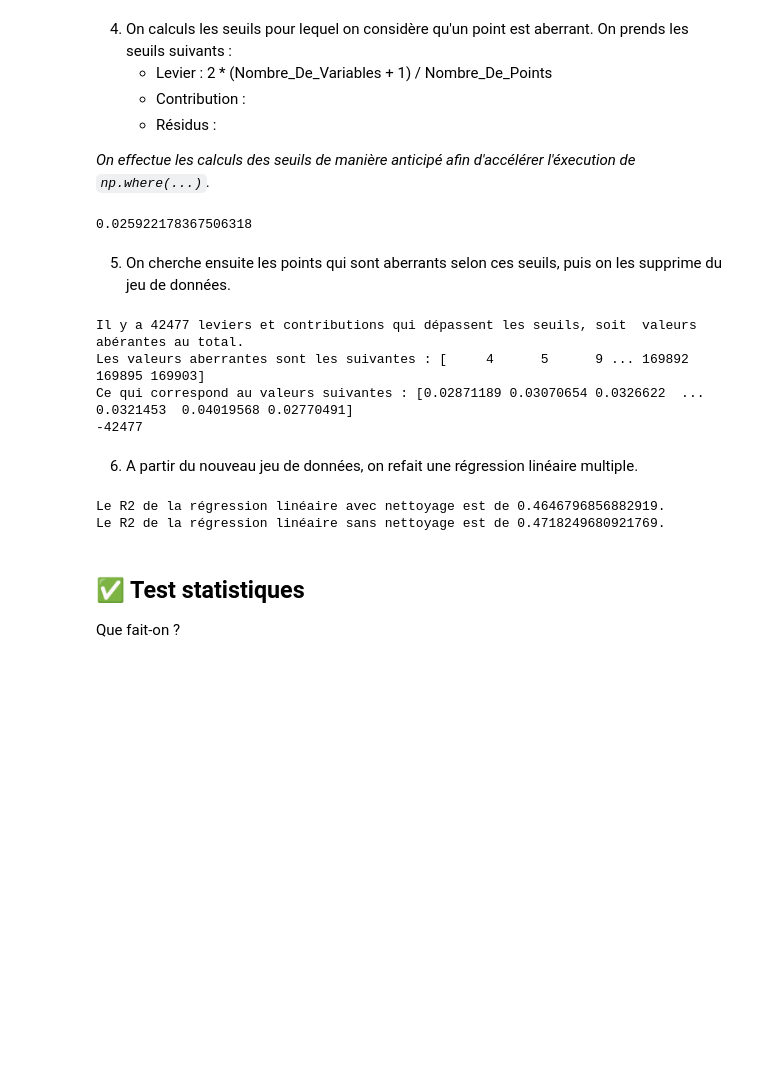
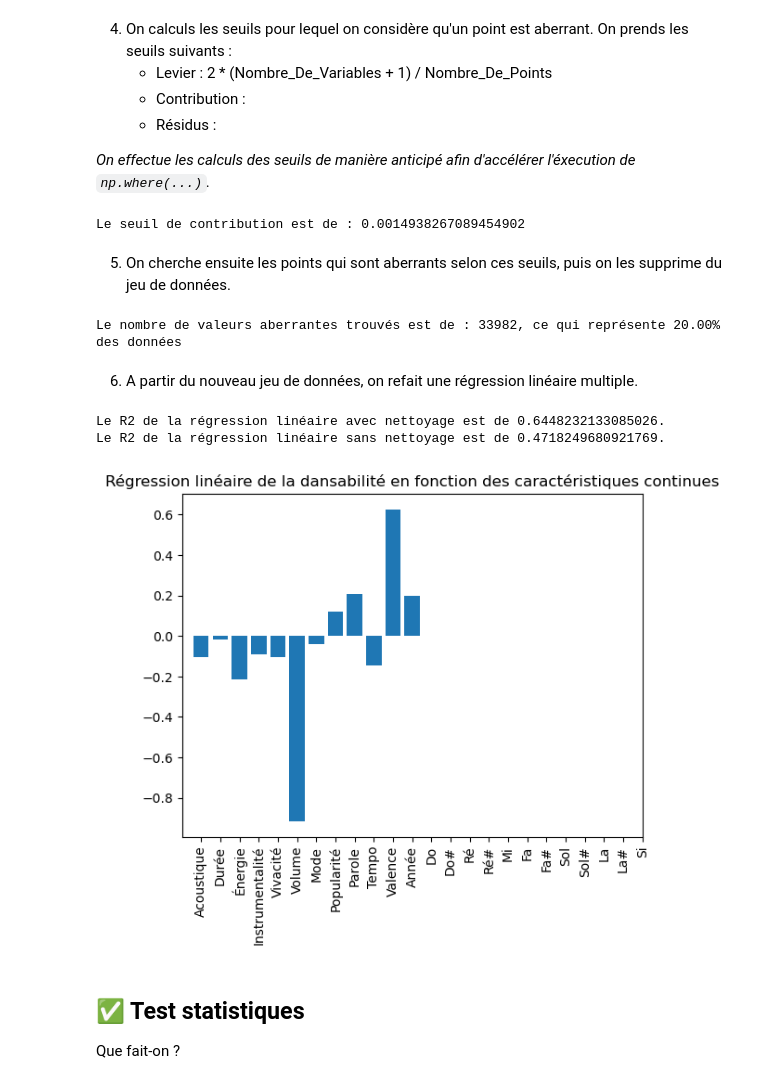
Before and after one commit to AlixANNERAUD/Music_danceability_prediction, a Jupyter notebook: Projet.ipynb, the cells around one changed output. Saved outputs shown, nothing was run; the diff lists cells and outputs as text; code cells hidden in the pictures; blank space fills up the shorter version.

```diff
--- a/Projet.ipynb
+++ b/Projet.ipynb
@@ -430,6 +457,8 @@ def Linear_Regression_Metrics(X, Y):
     n, p = X.shape
 
     Model, Residuals = Linear_Regression(X,Y)
+
+    Residuals = Residuals.T[0]  # Affreux bidouillage pour avoir un vecteur
 
     # - Calcul
     s2 = np.sum(Residuals ** 2)/ (n - p - 1)
@@ -462,7 +491,7 @@ def Linear_Regression_Metrics_By_Block(X,Y, Block_Size = 1000):
         h_Block, c_Block = Linear_Regression_Metrics(X[Start_Index:End_Index], Y[Start_Index:End_Index])
 
         h[Start_Index : End_Index] = h_Block
-        c[Start_Index : End_Index] = np.mean(c_Block, axis=1)   # TODO : A vérifier (n'a pas de sens)
+        c[Start_Index : End_Index] = c_Block
 
     # - On refait une régression avec toutes les données
     _, Residuals, R2 = Linear_Regression(X,Y, Return_R2 = True)
@@ -481,49 +510,44 @@ Residuals, R2, s2, Levers, Contributions = Linear_Regression_Metrics_By_Block(Qu
    - Résidus :
 
 *On effectue les calculs des seuils de manière anticipé afin d'accélérer l'éxecution de `np.where(...)`.*
-# %%
-Levers_Threshold = np.quantile(Levers, 0.75)
-
-print(Levers_Threshold)
-#Contributions_Threshold = np.mean(Contributions) + 1 * np.std(Contributions)
-# %% [output]
-0.025922178367506318
+# %%
+Contributions_Threshold = np.quantile(Contributions, 0.80)
+
+print(f"Le seuil de contribution est de : {Contributions_Threshold}")
+# %% [output]
+Le seuil de contribution est de : 0.0014938267089454902
 # %% [markdown]
 5. On cherche ensuite les points qui sont aberrants selon ces seuils, puis on les supprime du jeu de données.
 # %%
-Levers_Outliers_Indexes = np.where(Levers > Levers_Threshold)[0]
-#Contributions_Outliers_Indexes = np.where(Contributions > Contributions_Threshold)[0]
+#Levers_Outliers_Indexes = np.where(Levers > Levers_Threshold)[0]
+Contributions_Outliers_Indexes = np.where(Contributions > Contributions_Threshold)[0]
 
-print(f"Il y a {len(Levers_Outliers_Indexes)} leviers et contributions qui dépassent les seuils, soit  valeurs abérantes au total.")
+print(f"Le nombre de valeurs aberrantes trouvés est de : {len(Contributions_Outliers_Indexes)}, ce qui représente {len(Contributions_Outliers_Indexes) / Lignes * 100:.2f}% des données")
 
-Outliers_Indexes = Levers_Outliers_Indexes
-
-print(f"Les valeurs aberrantes sont les suivantes : {Outliers_Indexes}")
-
-print(f"Ce qui correspond au valeurs suivantes : {Levers[Outliers_Indexes]}")
-
-Levers_Cleaned = np.delete(Levers, Outliers_Indexes, axis=0)
-
-Quantitatives_Variables_Scaled_Cleaned = np.delete(Quantitatives_Variables_Scaled, Outliers_Indexes, axis=0)
-
-print(Quantitatives_Variables_Scaled_Cleaned.shape[0] - Quantitatives_Variables_Scaled.shape[0])
-
-Danceability_Scaled_Cleaned = np.delete(Danceability_Scaled, Outliers_Indexes, axis=0)
+# - Suppression des valeurs aberrantes
+Quantitatives_Variables_Cleaned = np.delete(Quantitatives_Variables, Contributions_Outliers_Indexes, axis=0)
+Quantitatives_Variables_Scaled_Cleaned = np.delete(Quantitatives_Variables_Scaled, Contributions_Outliers_Indexes, axis=0)
+Danceability_Cleaned = np.delete(Danceability, Contributions_Outliers_Indexes, axis=0)
+Danceability_Scaled_Cleaned = np.delete(Danceability_Scaled, Contributions_Outliers_Indexes, axis=0)
 # %% [output]
-Il y a 42477 leviers et contributions qui dépassent les seuils, soit  valeurs abérantes au total.
-Les valeurs aberrantes sont les suivantes : [     4      5      9 ... 169892 169895 169903]
-Ce qui correspond au valeurs suivantes : [0.02871189 0.03070654 0.0326622  ... 0.0321453  0.04019568 0.02770491]
--42477
+Le nombre de valeurs aberrantes trouvés est de : 33982, ce qui représente 20.00% des données
 # %% [markdown]
 6. A partir du nouveau jeu de données, on refait une régression linéaire multiple.
 # %%
 Model_Cleaned, Residuals_Cleaned, R2_Cleaned = Linear_Regression(Quantitatives_Variables_Scaled_Cleaned, Danceability_Scaled_Cleaned, True)
 
 print(f"Le R2 de la régression linéaire avec nettoyage est de {R2_Cleaned}.")
 print(f"Le R2 de la régression linéaire sans nettoyage est de {R2}.")
+
+plt.bar(np.arange(Colones - 12), Model_Cleaned.coef_[0][:-12])
+plt.title("Régression linéaire de la dansabilité en fonction des caractéristiques continues")
+plt.xticks(np.arange(Colones), Quantitatives_Variables_Labels, rotation='vertical')
+plt.savefig("./Images/Régression linéaire de la dansabilité en fonction des caractéristiques continues.svg")
+plt.show()
 # %% [output]
-Le R2 de la régression linéaire avec nettoyage est de 0.4646796856882919.
+Le R2 de la régression linéaire avec nettoyage est de 0.6448232133085026.
 Le R2 de la régression linéaire sans nettoyage est de 0.4718249680921769.
+[figure, added]
 # %% [markdown]
 ## ✅ Test statistiques
 
```
Also changed, not shown: parts of 13 cells of this notebook, 8 other files.
